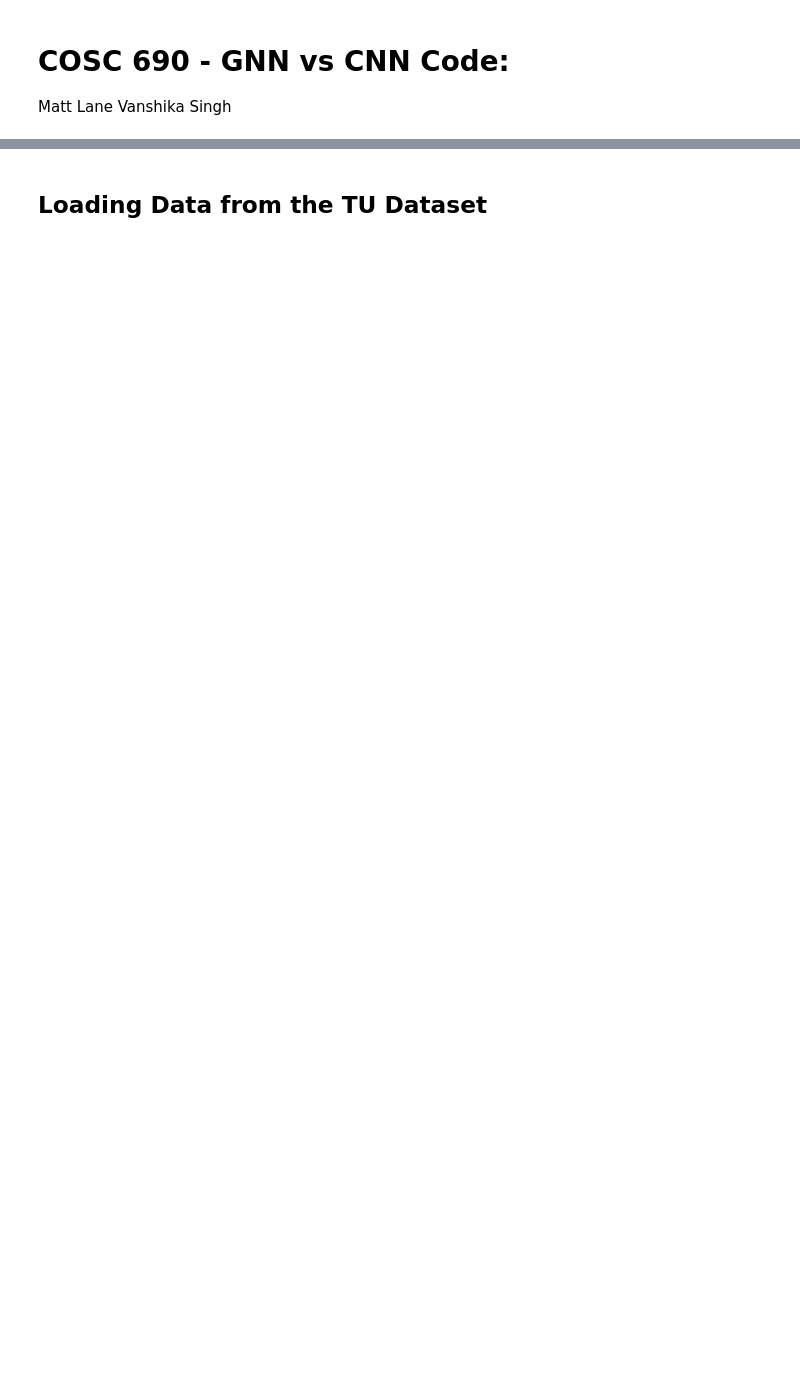
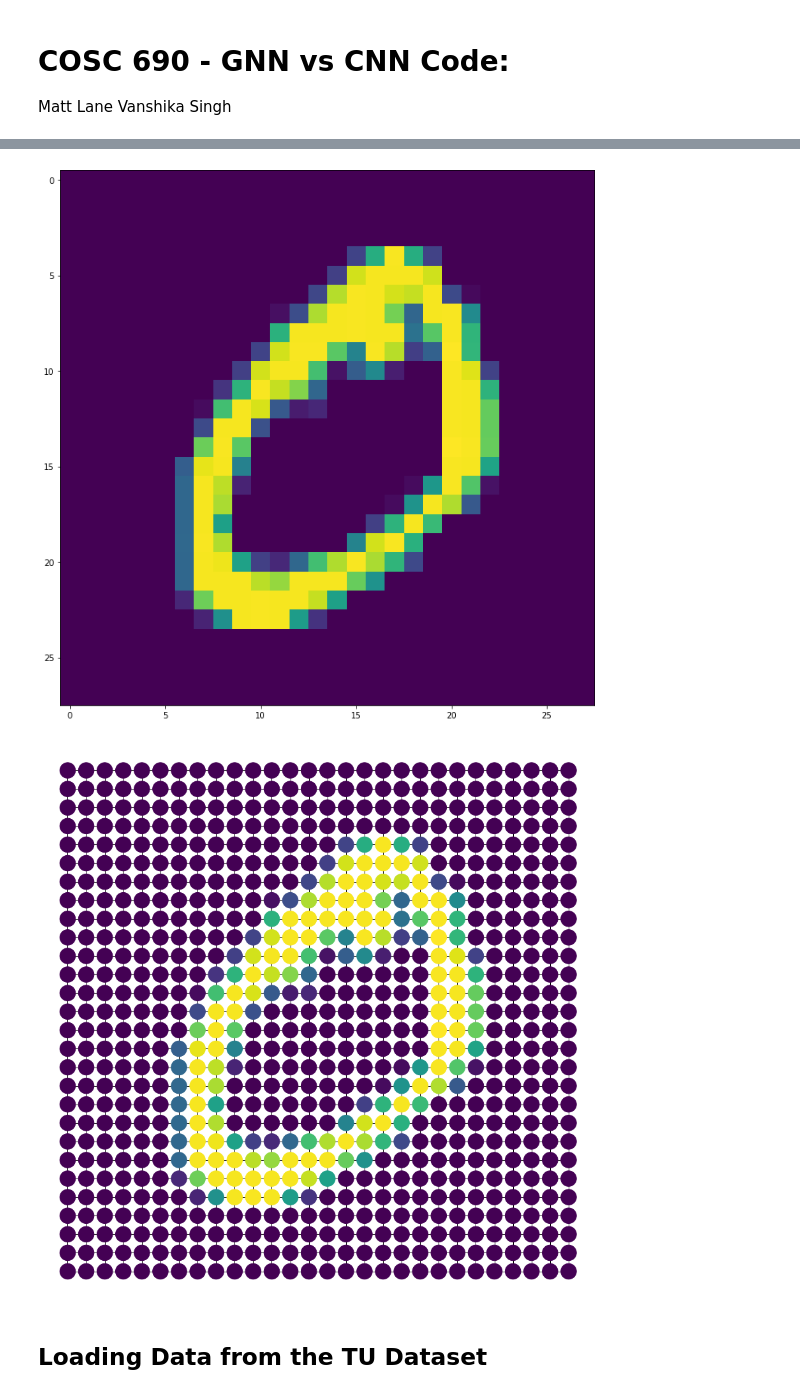
Before and after one commit to SinghVans/GNN690, a Jupyter notebook: COSC690Proj.ipynb, the cells around one changed output, grey strips where cells are left out. Drawn from its saved outputs; the diff is of its cells as text; code cells hidden in the pictures; blank space fills up the shorter version.

```diff
--- a/COSC690Proj.ipynb
+++ b/COSC690Proj.ipynb
@@ -21,6 +19,8 @@ from torch.nn import Linear
 import torch.nn.functional as F
 from torch_geometric.nn import GCNConv
 from torch_geometric.nn import global_mean_pool
+from tensorflow.keras import datasets
+from pylab import *
 
 import networkx as nx
 import numpy as np
@@ -68,6 +68,35 @@ def load_pytorchDataset(datasetName):
   print(f'Is undirected: {data.is_undirected()}')
 
   return dataset
+
+
+
+def generateMNISTimages():
+  mnist =  datasets.mnist
+  (train_X, train_y), (test_X, test_y) = mnist.load_data()
+  plt.figure(figsize=(12,12))
+  plt.imshow(train_X[1], cmap='viridis')
+
+
+  cmap = cm.get_cmap('viridis', 256)    # PiYG
+  colorMap = []
+  for i in range(len(train_X[1])):
+      for j in range(len(train_X[1][i])):
+          rgba = cmap(train_X[1][i][j])
+          colorMap.append(matplotlib.colors.rgb2hex(rgba))
+
+  G = nx.grid_2d_graph(28,28)
+  plt.figure(figsize=(12,12))
+  pos = {(x,y):(y,-x) for x,y in G.nodes()}
+
+  nx.draw(G, pos=pos,
+          node_color=colorMap,
+          node_size=600)
+# %%
+generateMNISTimages()
+# %% [output]
+[figure, added]
+[figure, added]
 # %% [markdown]
 ## Loading Data from the TU Dataset
 # %%
```
Also changed, not shown: parts of 23 cells of this notebook.
